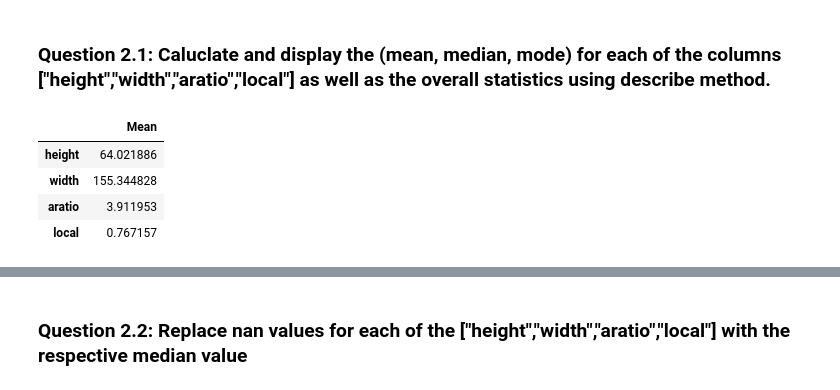
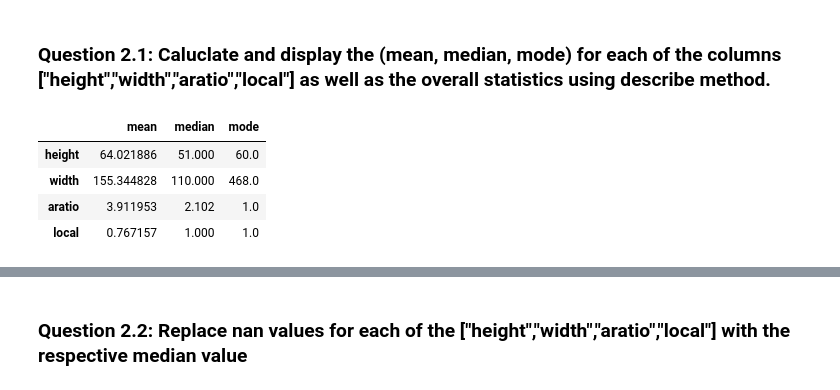
Before and after one commit to rodolfolermacontreras/ML_1_Assignment_4_Real, a Jupyter notebook: Mlearn510-Lesson04-Rodolfo_Lerma.ipynb, the cells around one changed output, grey strips where cells are left out. Cells and saved outputs as stored; diff of their text form; code cells hidden in the pictures.

```diff
--- a/Mlearn510-Lesson04-Rodolfo_Lerma.ipynb
+++ b/Mlearn510-Lesson04-Rodolfo_Lerma.ipynb
@@ -163,18 +167,34 @@ internetAd[sample_columns].describe()
 # %% [markdown]
 ### Question 2.1: Caluclate and display the (mean, median, mode) for each of the columns ["height","width","aratio","local"] as well as the overall statistics using describe method.
 # %%
-#Mean
+#Mean, Median & Mode
+import statistics as st
+
 mean_list = []
+median_list = []
+mode_list = []
+
 for i in sample_columns:
     mean = np.mean(internetAd[i])
+    median = internetAd[i].median()
+    mode = st.mode(internetAd[i])
     mean_list.append(mean)
+    median_list.append(median)
+    mode_list.append(mode)
 
 mean_dic = {sample_columns[i]: mean_list[i] for i in range(len(mean_list))}
-mean_df = pd.DataFrame.from_dict(mean_dic, orient='index').rename(columns={0: 'Mean'})
-mean_df
+median_dic = {sample_columns[i]: median_list[i] for i in range(len(median_list))}
+mode_dic = {sample_columns[i]: mode_list[i] for i in range(len(mode_list))}
+
+df_summary = [mean_dic,median_dic,mode_dic]
+columns_summary = ['mean','median','mode']
+df_summary = pd.DataFrame(df_summary)
+stats_summary = df_summary.T
+stats_summary.columns = columns_summary
+stats_summary
 # %% [output]
-|  | Mean |
-| height | 64.021886 |
-| width | 155.344828 |
-| aratio | 3.911953 |
-| local | 0.767157 |
+|  | mean | median | mode |
+| height | 64.021886 | 51.000 | 60.0 |
+| width | 155.344828 | 110.000 | 468.0 |
+| aratio | 3.911953 | 2.102 | 1.0 |
+| local | 0.767157 | 1.000 | 1.0 |
```
Also changed, not shown: parts of 22 cells of this notebook.
